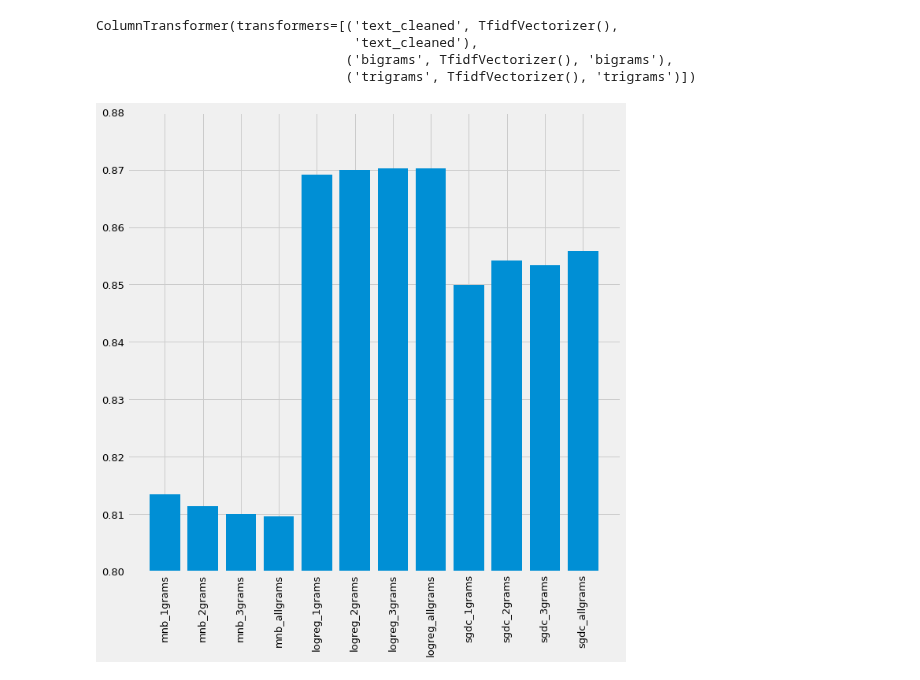
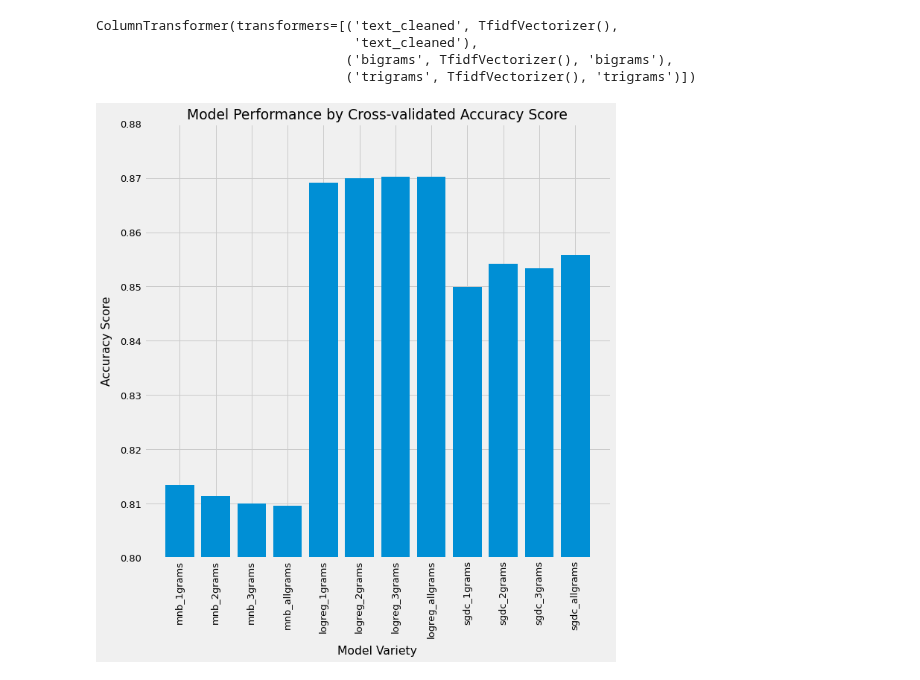
Before and after one commit to ThomasHChapman/classifying_user_reviews, a Jupyter notebook: working_notebooks/modeling_nb.ipynb, the cells around one changed output. Cells and saved outputs as stored; diff of their text form; code cells hidden in the pictures.

Commit message:
pickled final model, evaluate final model, visualized model performance

```diff
--- a/working_notebooks/modeling_nb.ipynb
+++ b/working_notebooks/modeling_nb.ipynb
@@ -702,10 +730,14 @@ mod_perf={'mnb_1grams': 0.8134421396624155,
 # %%
 fig, ax = plt.subplots(figsize=(10,10))
 plt.style.use('fivethirtyeight')
 plt.rcParams.update({'font.size': 13})
 plt.axis([None, None, 0.8, 0.88])
 
 ax.bar(mod_perf.keys(), mod_perf.values())
+ax.set_title('Model Performance by Cross-validated Accuracy Score')
+ax.set_ylabel('Accuracy Score', labelpad=10)
+ax.set_xlabel('Model Variety', labelpad=10)
+
 ax.tick_params(axis="x", rotation=90)
 # %% [output]
-[figure, old version]
+[figure, new version]
```
Also changed, not shown: parts of 38 cells of this notebook.
